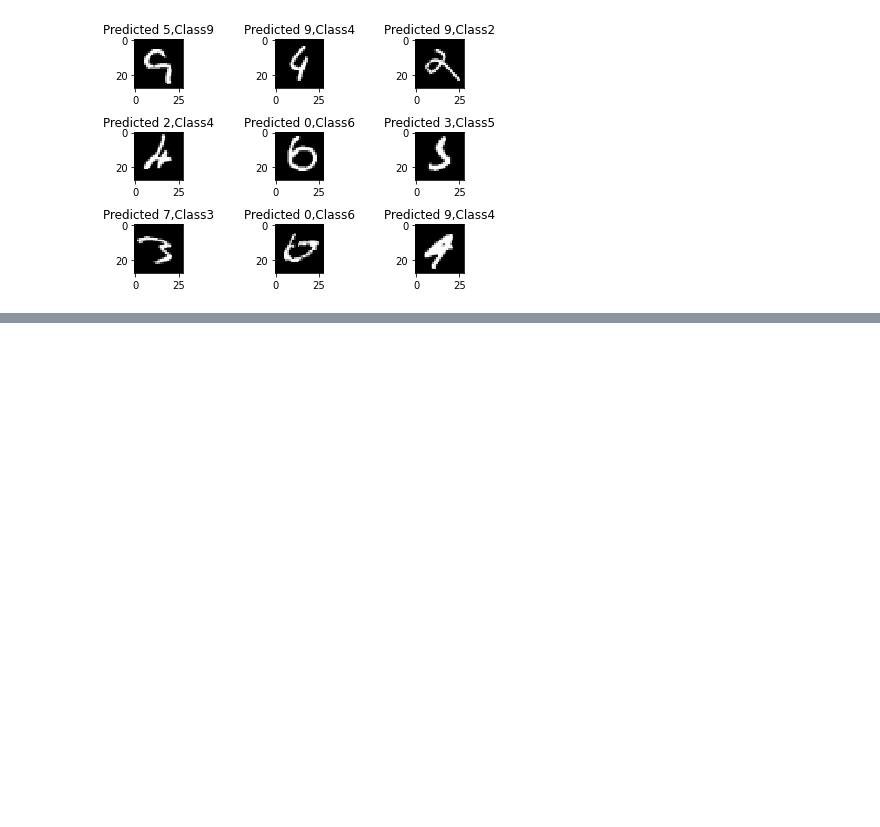
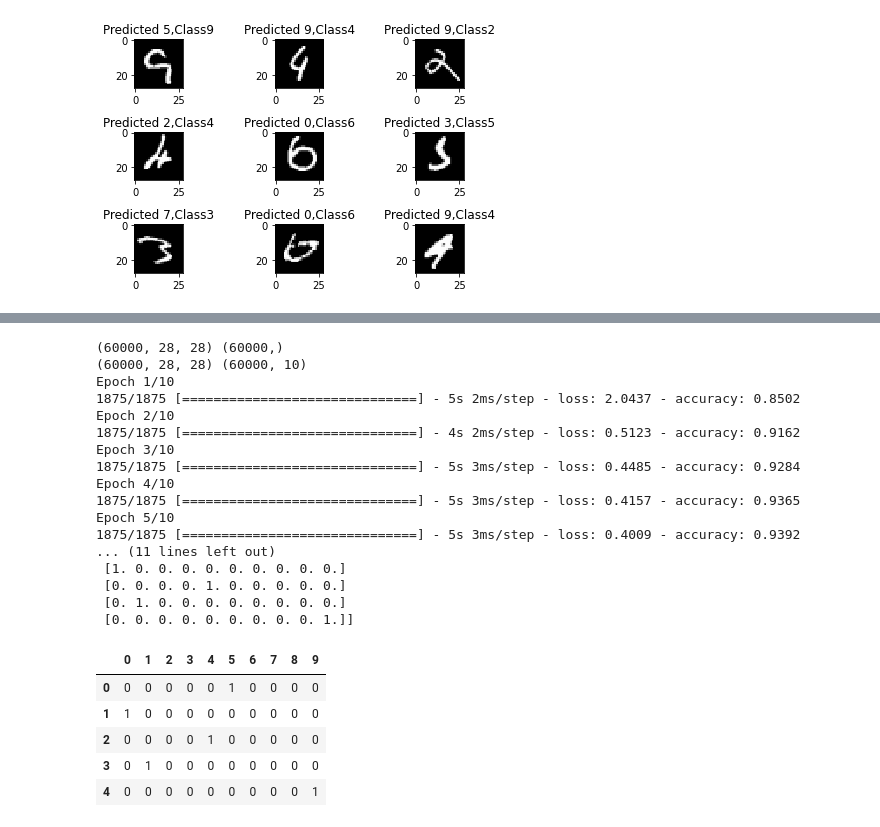
Before and after one commit to ldhml/AI, a Jupyter notebook: AI.ipynb, the cells around one changed output, grey strips where cells are left out. Cells and saved outputs as stored; diff of their text form; code cells hidden in the pictures; blank space fills up the shorter version.

```diff
--- a/AI.ipynb
+++ b/AI.ipynb
@@ -471,0 +557,52 @@ plt.tight_layout()
+# %%
+import tensorflow as tf
+import pandas as pd
+
+#데이터 로드
+(Xdata,Ydata),_=tf.keras.datasets.mnist.load_data()
+print(Xdata.shape,Ydata.shape)
+
+#데이터 준비
+#reshape, one-hot encoding
+Ydata=pd.get_dummies(Ydata)
+print(Xdata.shape,Ydata.shape)
+
+#모델 생성
+X=tf.keras.layers.Input(shape=[28,28]) #reshape 할 때는 총 개수가 맞아야함. 즉size가 같아야 shape을 변환할 수 있음.아님 에러남
+H=tf.keras.layers.Flatten()(X)
+H=tf.keras.layers.Dense(84,activation='swish')(H)
+Y=tf.keras.layers.Dense(10,activation='softmax')(H) #출력 레이어는 10개이다. 원핫인코딩으로 0개부터 9개까지 분류하라고했으니까 10개임
+model=tf.keras.models.Model(X,Y)
+model.compile(loss='categorical_crossentropy',metrics='accuracy')
+
+#모델 학습
+model.fit(Xdata,Ydata,epochs=10)
+
+#모델 예상,round(2)는 소수 두째자리 반올림
+pred=model.predict(Xdata[0:5])
+print(pred.round(2))
+Ydata[0:5]
+# %% [output]
+(60000, 28, 28) (60000,)
+(60000, 28, 28) (60000, 10)
+Epoch 1/10
+1875/1875 [==============================] - 5s 2ms/step - loss: 2.0437 - accuracy: 0.8502
+Epoch 2/10
+1875/1875 [==============================] - 4s 2ms/step - loss: 0.5123 - accuracy: 0.9162
+Epoch 3/10
+1875/1875 [==============================] - 5s 3ms/step - loss: 0.4485 - accuracy: 0.9284
+Epoch 4/10
+1875/1875 [==============================] - 5s 3ms/step - loss: 0.4157 - accuracy: 0.9365
+Epoch 5/10
+1875/1875 [==============================] - 5s 3ms/step - loss: 0.4009 - accuracy: 0.9392
+... (11 lines left out)
+ [1. 0. 0. 0. 0. 0. 0. 0. 0. 0.]
+ [0. 0. 0. 0. 1. 0. 0. 0. 0. 0.]
+ [0. 1. 0. 0. 0. 0. 0. 0. 0. 0.]
+ [0. 0. 0. 0. 0. 0. 0. 0. 0. 1.]]
+|  | 0 | 1 | 2 | 3 | 4 | 5 | 6 | 7 | 8 | 9 |
+| 0 | 0 | 0 | 0 | 0 | 0 | 1 | 0 | 0 | 0 | 0 |
+| 1 | 1 | 0 | 0 | 0 | 0 | 0 | 0 | 0 | 0 | 0 |
+| 2 | 0 | 0 | 0 | 0 | 1 | 0 | 0 | 0 | 0 | 0 |
+| 3 | 0 | 1 | 0 | 0 | 0 | 0 | 0 | 0 | 0 | 0 |
+| 4 | 0 | 0 | 0 | 0 | 0 | 0 | 0 | 0 | 0 | 1 |
```
Also changed, not shown: parts of 6 cells of this notebook.
